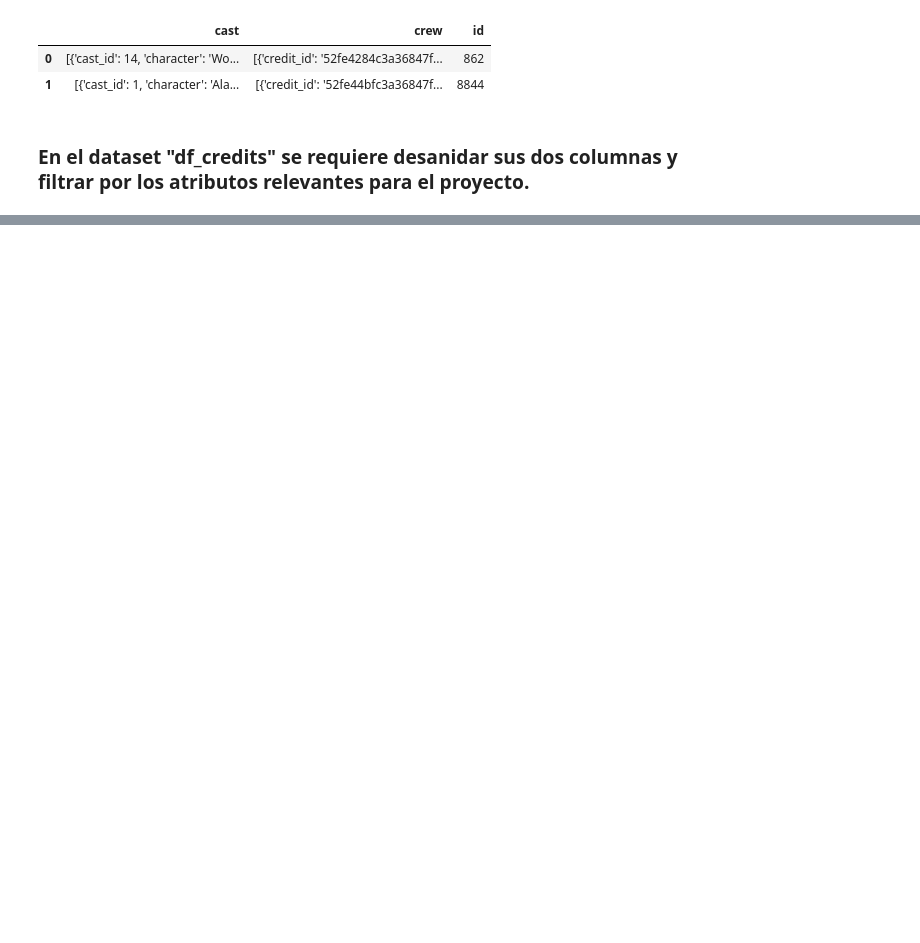
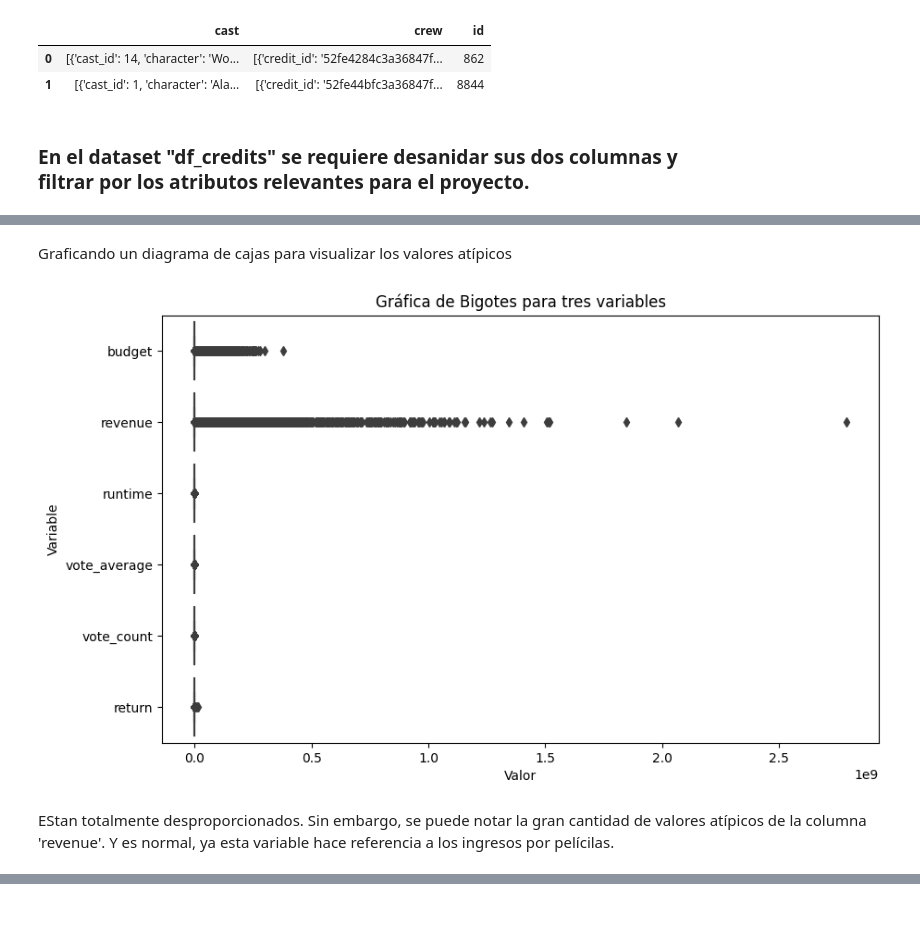
Before and after one commit to lesmengp/PI_ML_OPS, a Jupyter notebook: PI01.ipynb, the cells around one changed output, grey strips where cells are left out. Cells and saved outputs as stored; diff of their text form; code cells hidden in the pictures; blank space fills up the shorter version.

```diff
--- a/PI01.ipynb
+++ b/PI01.ipynb
@@ -779,3 +788,0 @@ memory usage: 709.0 KB
-# %%
-#Verificamos que todos los registros tengan el mismo formato AAAA-MM-DD
-df_movies['release_date'] = pd.to_datetime(df_movies['release_date']).dt.strftime('%Y-%m-%d')
@@ -858,11 +919,6 @@ df_movies['revenue'] = pd.to_numeric(df_movies['revenue'], errors='coerce')
 # %%
 ### Creando la columna con la formula del retorno de inversión 'return'
-df_movies['return'] = df_movies['revenue']/df_movies['budget']
-
-#df_movies['return'] = df_movies.apply(lambda x_return: 0 if x_return['budget'] == 0 else (x_return['revenue'] / x_return['budget']), axis=1)
-
-### Eliminando valores NaN
-df_movies['return'].fillna(0, inplace=True)
+df_movies['return'] = df_movies.apply(lambda x_return: 0 if x_return['budget'] == 0 else (x_return['revenue'] / x_return['budget']), axis=1)
 
 ### Visualizando las columnas
 print(df_movies[['revenue', 'budget','return']].head(10))
@@ -890,12 +946,3 @@ df_movies[['revenue', 'budget','return']].tail(10)
 | 45463 | 0.0 | 0.0 | 0.0 |
 | 45464 | 0.0 | 0.0 | 0.0 |
 | 45465 | 0.0 | 0.0 | 0.0 |
-# %%
-### En el caso de haber divisiones por CERO, que son colocadas como: inf ( Infinito), debemos corregirlo.
-
-### Se procede a convertir los valores inf (INFINITOS) a CERO:
-df_movies['return'] = df_movies['return'].replace(np.inf, 0)
-
-### Visualizando las columnas nuevamente:
-print(df_movies[['revenue', 'budget','return']].head(10))
-df_movies[['revenue', 'budget','return']].tail(10).T
@@ -1121,0 +1538,3 @@ df_credits.loc[0][1]
+# %%
+### Se procede a eliminar la columna 'tagline':
+df_movies.drop(columns=['tagline'], inplace=True)
@@ -1121,0 +1609,17 @@ df_credits.loc[0][1]
+# %% [markdown]
+Graficando un diagrama de cajas para visualizar los valores atípicos
+# %%
+### Graficando las Variables
+variables = ['budget','revenue','runtime','vote_average','vote_count','return']
+
+# Crear la gráfica de bigotes para las tres variables
+plt.figure(figsize=(10, 6))  # Tamaño de la figura
+sns.boxplot(data=df_movies[variables], orient='h', showfliers=True)  # orient='h' para gráfica horizontal
+plt.xlabel('Valor')  # Etiqueta del eje x
+plt.ylabel('Variable')  # Etiqueta del eje y
+plt.title('Gráfica de Bigotes para tres variables')  # Título de la gráfica
+plt.show()
+# %% [output]
+[figure, added]
+# %% [markdown]
+EStan totalmente desproporcionados. Sin embargo, se puede notar la gran cantidad de valores atípicos de la columna 'revenue'. Y es normal, ya esta variable hace referencia a los ingresos por pelícilas.
```
Also changed, not shown: parts of 435 cells of this notebook, 5 other files.
